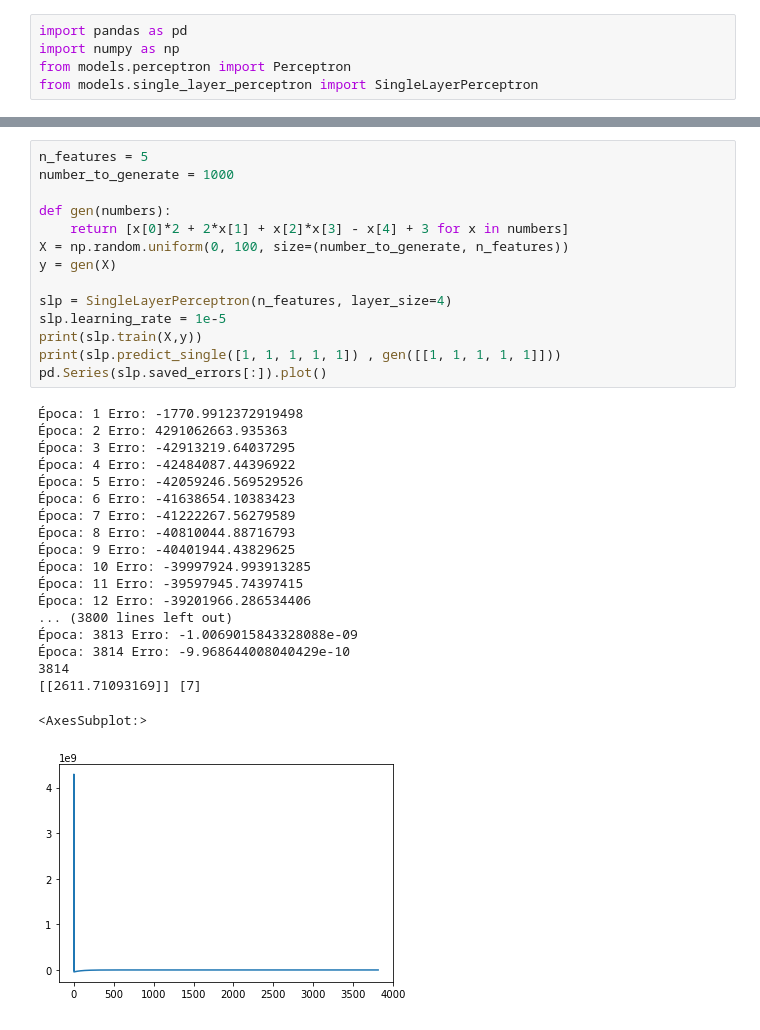
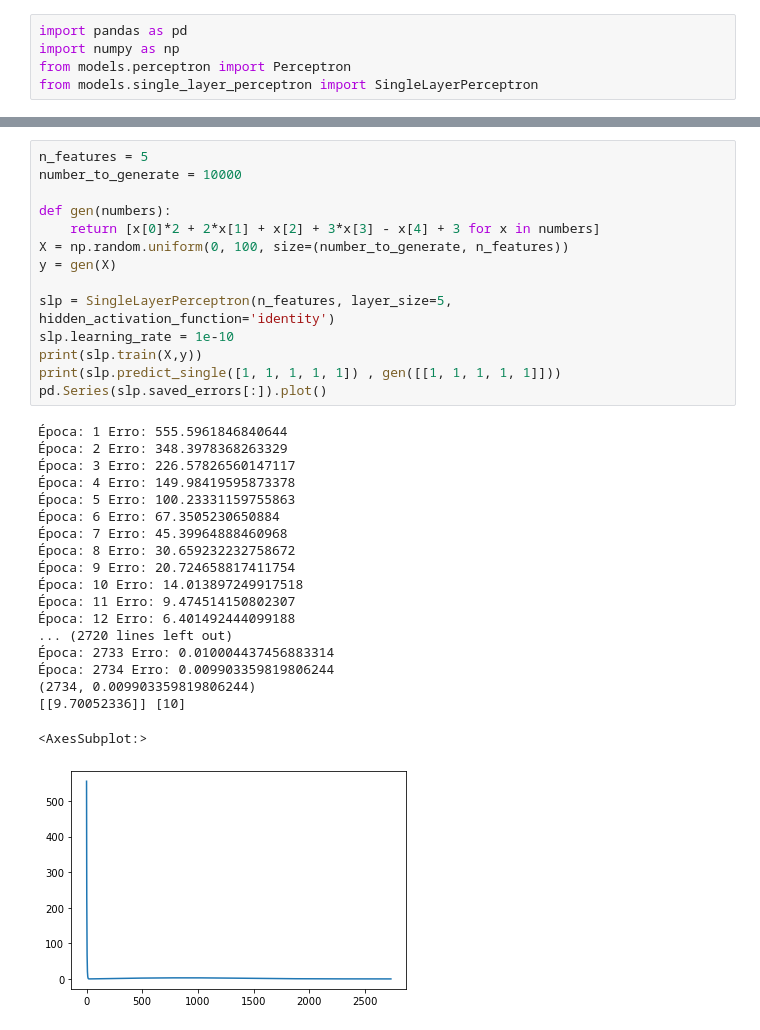
Before and after one commit to Constellation-Dev-Team/constellation-talks-01, a Jupyter notebook: function_modeling.ipynb, the cells around one changed output, grey strips where cells are left out. Drawn from its saved outputs; the diff is of its cells as text.

```diff
--- a/function_modeling.ipynb
+++ b/function_modeling.ipynb
@@ -37,37 +40,37 @@ neuron.predict_single([21]), gen([21])
 # %%
 n_features = 5
-number_to_generate = 1000
+number_to_generate = 10000
 
 def gen(numbers):
-    return [x[0]*2 + 2*x[1] + x[2]*x[3] - x[4] + 3 for x in numbers]
+    return [x[0]*2 + 2*x[1] + x[2] + 3*x[3] - x[4] + 3 for x in numbers]
 X = np.random.uniform(0, 100, size=(number_to_generate, n_features))
 y = gen(X)
 
-slp = SingleLayerPerceptron(n_features, layer_size=4)
-slp.learning_rate = 1e-5
+slp = SingleLayerPerceptron(n_features, layer_size=5, hidden_activation_function='identity')
+slp.learning_rate = 1e-10
 print(slp.train(X,y))
 print(slp.predict_single([1, 1, 1, 1, 1]) , gen([[1, 1, 1, 1, 1]]))
 pd.Series(slp.saved_errors[:]).plot()
 # %% [output]
-Época: 1 Erro: -1770.9912372919498
-Época: 2 Erro: 4291062663.935363
-Época: 3 Erro: -42913219.64037295
-Época: 4 Erro: -42484087.44396922
-Época: 5 Erro: -42059246.569529526
-Época: 6 Erro: -41638654.10383423
-Época: 7 Erro: -41222267.56279589
-Época: 8 Erro: -40810044.88716793
-Época: 9 Erro: -40401944.43829625
-Época: 10 Erro: -39997924.993913285
-Época: 11 Erro: -39597945.74397415
-Época: 12 Erro: -39201966.286534406
-... (3800 lines left out)
-Época: 3813 Erro: -1.0069015843328088e-09
-Época: 3814 Erro: -9.968644008040429e-10
-3814
-[[2611.71093169]] [7]
+Época: 1 Erro: 555.5961846840644
+Época: 2 Erro: 348.3978368263329
+Época: 3 Erro: 226.57826560147117
+Época: 4 Erro: 149.98419595873378
+Época: 5 Erro: 100.23331159755863
+Época: 6 Erro: 67.3505230650884
+Época: 7 Erro: 45.39964888460968
+Época: 8 Erro: 30.659232232758672
+Época: 9 Erro: 20.724658817411754
+Época: 10 Erro: 14.013897249917518
+Época: 11 Erro: 9.474514150802307
+Época: 12 Erro: 6.401492444099188
+... (2720 lines left out)
+Época: 2733 Erro: 0.010004437456883314
+Época: 2734 Erro: 0.009903359819806244
+(2734, 0.009903359819806244)
+[[9.70052336]] [10]
 <AxesSubplot:>
-[figure, old version]
+[figure, new version]
 # %%
 print(slp.predict_single([1, 1, 1, 1, 1]) , gen([[1, 1, 1, 1, 1]]))
 pd.Series(slp.saved_errors[:]).plot()
```
Also changed, not shown: parts of 5 cells of this notebook, 1 other file.
